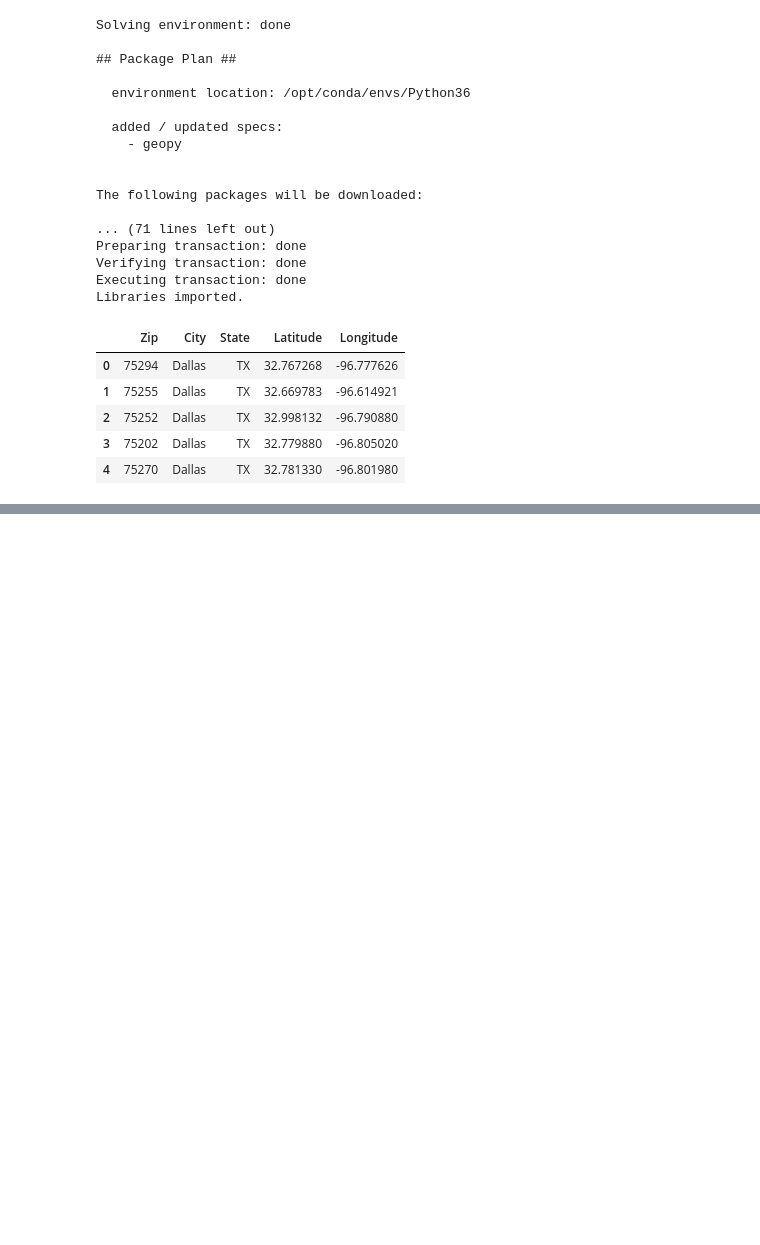
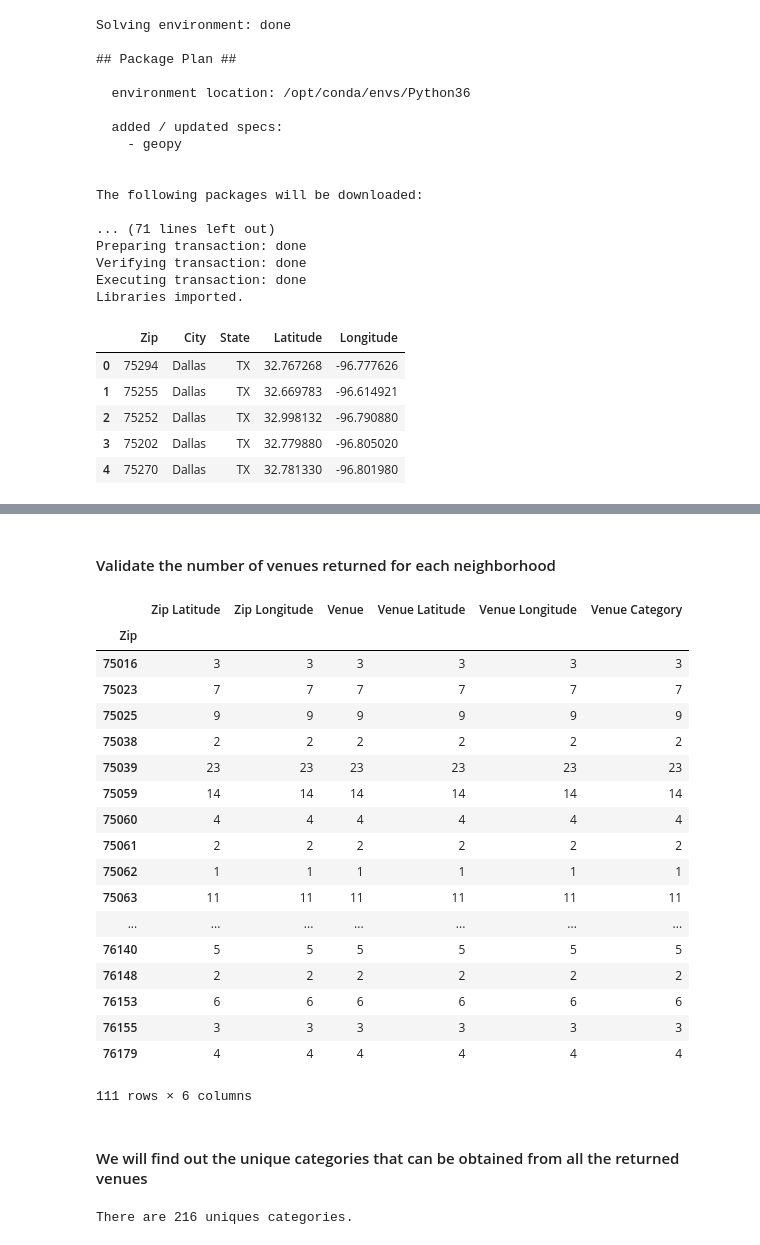
Before and after one commit to croopam/Coursera_Capstone, a Jupyter notebook: The Tech Migration to Dallas Metro Area.ipynb, the cells around one changed output, grey strips where cells are left out. Drawn from its saved outputs; the diff is of its cells as text; code cells hidden in the pictures; blank space fills up the shorter version.

```diff
--- a/The Tech Migration to Dallas Metro Area.ipynb
+++ b/The Tech Migration to Dallas Metro Area.ipynb
@@ -89,0 +209,30 @@ map_dallas
+# %% [markdown]
+#### Validate the number of venues returned for each neighborhood
+# %%
+dallas_venues.groupby('Zip').count()
+# %% [output]
+|  | Zip Latitude | Zip Longitude | Venue | Venue Latitude | Venue Longitude | Venue Category |
+| Zip |  |  |  |  |  |  |
+| 75016 | 3 | 3 | 3 | 3 | 3 | 3 |
+| 75023 | 7 | 7 | 7 | 7 | 7 | 7 |
+| 75025 | 9 | 9 | 9 | 9 | 9 | 9 |
+| 75038 | 2 | 2 | 2 | 2 | 2 | 2 |
+| 75039 | 23 | 23 | 23 | 23 | 23 | 23 |
+| 75059 | 14 | 14 | 14 | 14 | 14 | 14 |
+| 75060 | 4 | 4 | 4 | 4 | 4 | 4 |
+| 75061 | 2 | 2 | 2 | 2 | 2 | 2 |
+| 75062 | 1 | 1 | 1 | 1 | 1 | 1 |
+| 75063 | 11 | 11 | 11 | 11 | 11 | 11 |
+| ... | ... | ... | ... | ... | ... | ... |
+| 76140 | 5 | 5 | 5 | 5 | 5 | 5 |
+| 76148 | 2 | 2 | 2 | 2 | 2 | 2 |
+| 76153 | 6 | 6 | 6 | 6 | 6 | 6 |
+| 76155 | 3 | 3 | 3 | 3 | 3 | 3 |
+| 76179 | 4 | 4 | 4 | 4 | 4 | 4 |
+111 rows × 6 columns
+# %% [markdown]
+#### We will find out the unique categories that can be obtained from all  the returned venues
+# %%
+print('There are {} uniques categories.'.format(len(dallas_venues['Venue Category'].unique())))
+# %% [output]
+There are 216 uniques categories.
```
Also changed, not shown: parts of 46 cells of this notebook.
